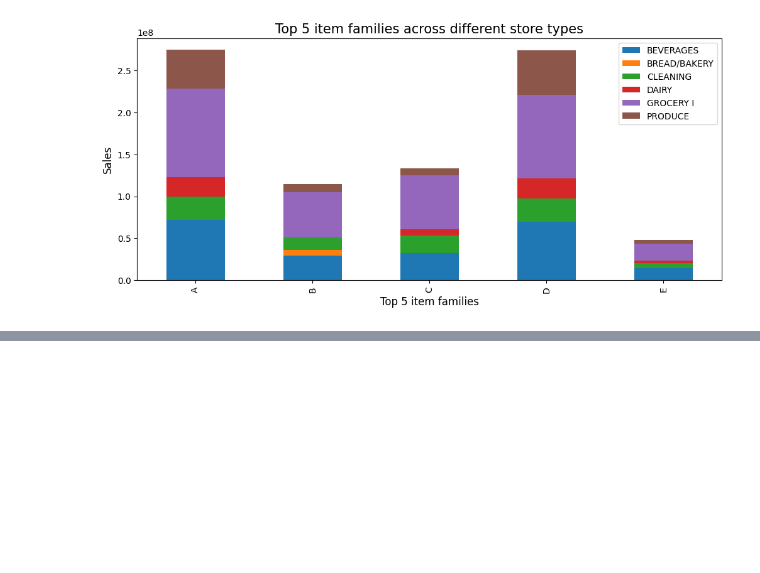
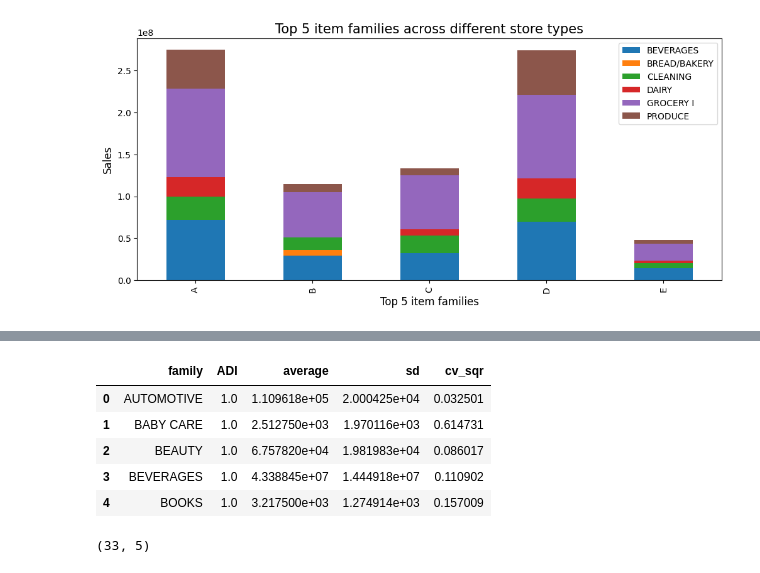
Before and after one commit to Da4kek/Corporaci-on-Favorita, a Jupyter notebook: EDA.ipynb, the cells around one changed output, grey strips where cells are left out. Drawn from its saved outputs; the diff is of its cells as text; code cells hidden in the pictures; blank space fills up the shorter version.

```diff
--- a/EDA.ipynb
+++ b/EDA.ipynb
@@ -430,0 +526,6 @@ x
+# %%
+new_df['duration'] = new_df['Year'] - new_df['previous_date']
+new_df['Duration'] = new_df['duration'].astype(str).str.replace('days', '')
+new_df['Duration'] = pd.to_numeric(new_df['Duration'], errors='coerce')
+ADI = new_df.groupby('family').agg(ADI=('Duration', 'mean')).reset_index()
+ADI.head()
@@ -430,0 +539,14 @@ x
+# %%
+adi_cv = pd.merge(ADI, cv_data)
+adi_cv.head()
+# %% [output]
+|  | family | ADI | average | sd | cv_sqr |
+| 0 | AUTOMOTIVE | 1.0 | 1.109618e+05 | 2.000425e+04 | 0.032501 |
+| 1 | BABY CARE | 1.0 | 2.512750e+03 | 1.970116e+03 | 0.614731 |
+| 2 | BEAUTY | 1.0 | 6.757820e+04 | 1.981983e+04 | 0.086017 |
+| 3 | BEVERAGES | 1.0 | 4.338845e+07 | 1.444918e+07 | 0.110902 |
+| 4 | BOOKS | 1.0 | 3.217500e+03 | 1.274914e+03 | 0.157009 |
+# %%
+adi_cv.shape
+# %% [output]
+(33, 5)
```
Also changed, not shown: parts of 11 cells of this notebook, 1 other file.
